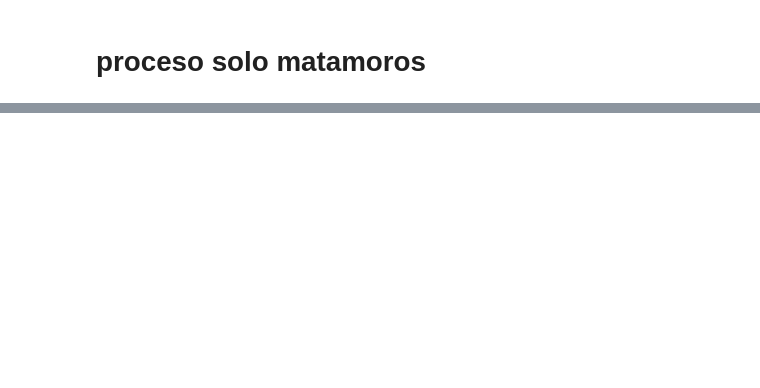
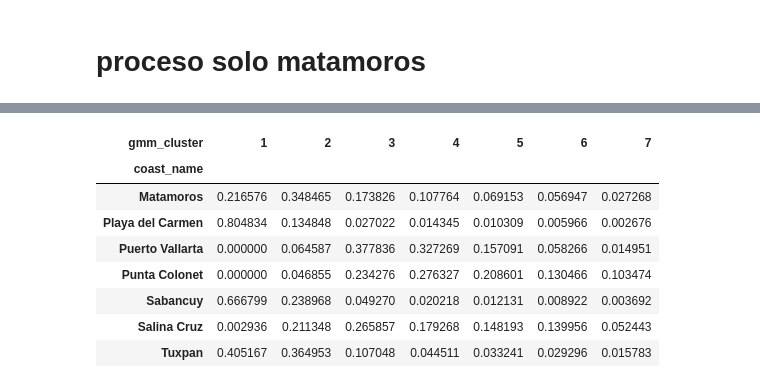
Before and after one commit to JeremyAlexis132/CienciaDeDatos, a Jupyter notebook: code/ML/wave_classifier/wave_classifier.ipynb, the cells around one changed output, grey strips where cells are left out. Cells and saved outputs as stored; diff of their text form; code cells hidden in the pictures; blank space fills up the shorter version.

```diff
--- a/code/ML/wave_classifier/wave_classifier.ipynb
+++ b/code/ML/wave_classifier/wave_classifier.ipynb
@@ -345,0 +534,2 @@ px.line(cluster_month).show()
+# %%
+df_train, df_test = clasificar_gmm(df)
@@ -345,0 +554,12 @@ px.line(cluster_month).show()
+# %%
+df_test.groupby('coast_name')['gmm_cluster'].value_counts(normalize=True).unstack(fill_value=0)
+# %% [output]
+| gmm_cluster | 1 | 2 | 3 | 4 | 5 | 6 | 7 |
+| coast_name |  |  |  |  |  |  |  |
+| Matamoros | 0.216576 | 0.348465 | 0.173826 | 0.107764 | 0.069153 | 0.056947 | 0.027268 |
+| Playa del Carmen | 0.804834 | 0.134848 | 0.027022 | 0.014345 | 0.010309 | 0.005966 | 0.002676 |
+| Puerto Vallarta | 0.000000 | 0.064587 | 0.377836 | 0.327269 | 0.157091 | 0.058266 | 0.014951 |
+| Punta Colonet | 0.000000 | 0.046855 | 0.234276 | 0.276327 | 0.208601 | 0.130466 | 0.103474 |
+| Sabancuy | 0.666799 | 0.238968 | 0.049270 | 0.020218 | 0.012131 | 0.008922 | 0.003692 |
+| Salina Cruz | 0.002936 | 0.211348 | 0.265857 | 0.179268 | 0.148193 | 0.139956 | 0.052443 |
+| Tuxpan | 0.405167 | 0.364953 | 0.107048 | 0.044511 | 0.033241 | 0.029296 | 0.015783 |
```
Also changed, not shown: parts of 10 cells of this notebook, 4 other files.
